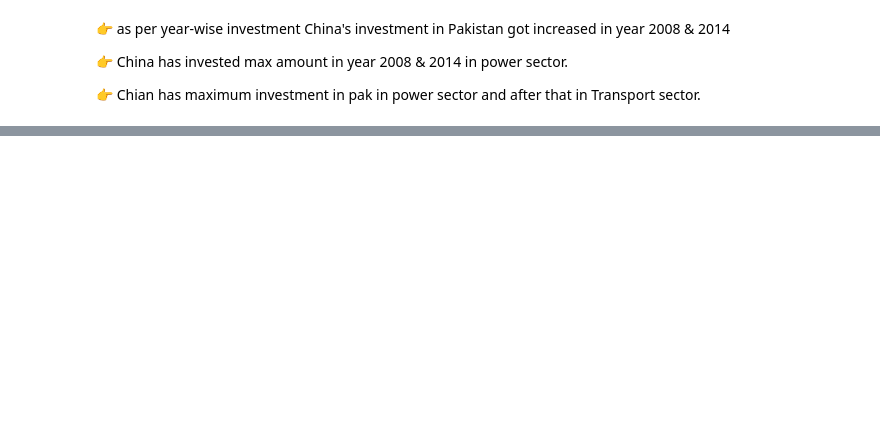
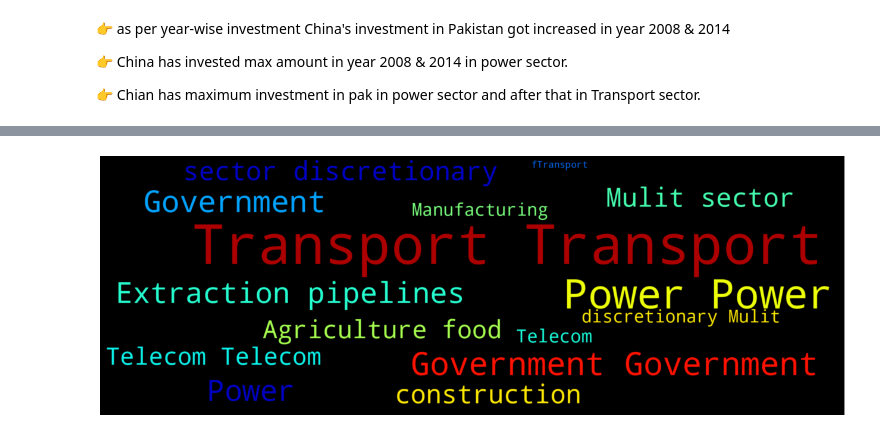
Before and after one commit to DhirajBembade/Capstone-Projects, a Jupyter notebook: 1-[ China's Debt Trap Analysis ].ipynb, the cells around one changed output, grey strips where cells are left out. Saved outputs shown, nothing was run; the diff lists cells and outputs as text; code cells hidden in the pictures; blank space fills up the shorter version.

```diff
--- a/1-[ China's Debt Trap Analysis ].ipynb
+++ b/1-[ China's Debt Trap Analysis ].ipynb
@@ -532,0 +551,18 @@ display(data.sort_values('AMOUNT',ascending=False)[['YEAR','AMOUNT']].reset_inde
+# %%
+
+
+from dataclasses import field
+from wordcloud import WordCloud, STOPWORDS
+
+text = " ".join(field for field in df["SECTOR"])
+#font = "Quicksand-Bold.ttf"
+word_cloud = WordCloud(width = 2300,
+                       height = 800,
+                       colormap = "jet",
+                       background_color = "Black").generate(text)
+plt.figure(figsize = (50, 8))
+plt.imshow(word_cloud,interpolation = "gaussian")
+plt.axis("off")
+plt.show()
+# %% [output]
+[figure, added]
```
Also changed, not shown: parts of 13 cells of this notebook.
